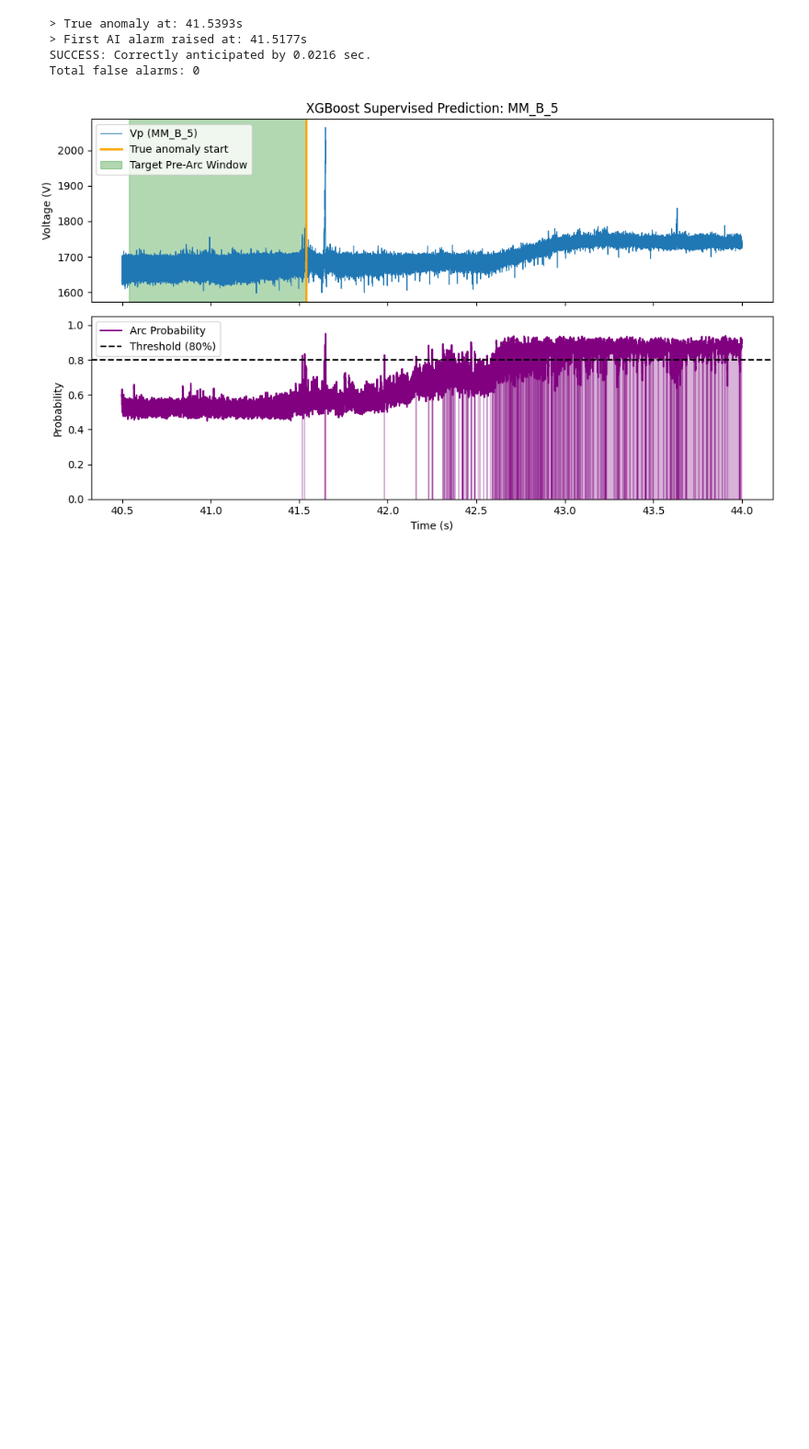
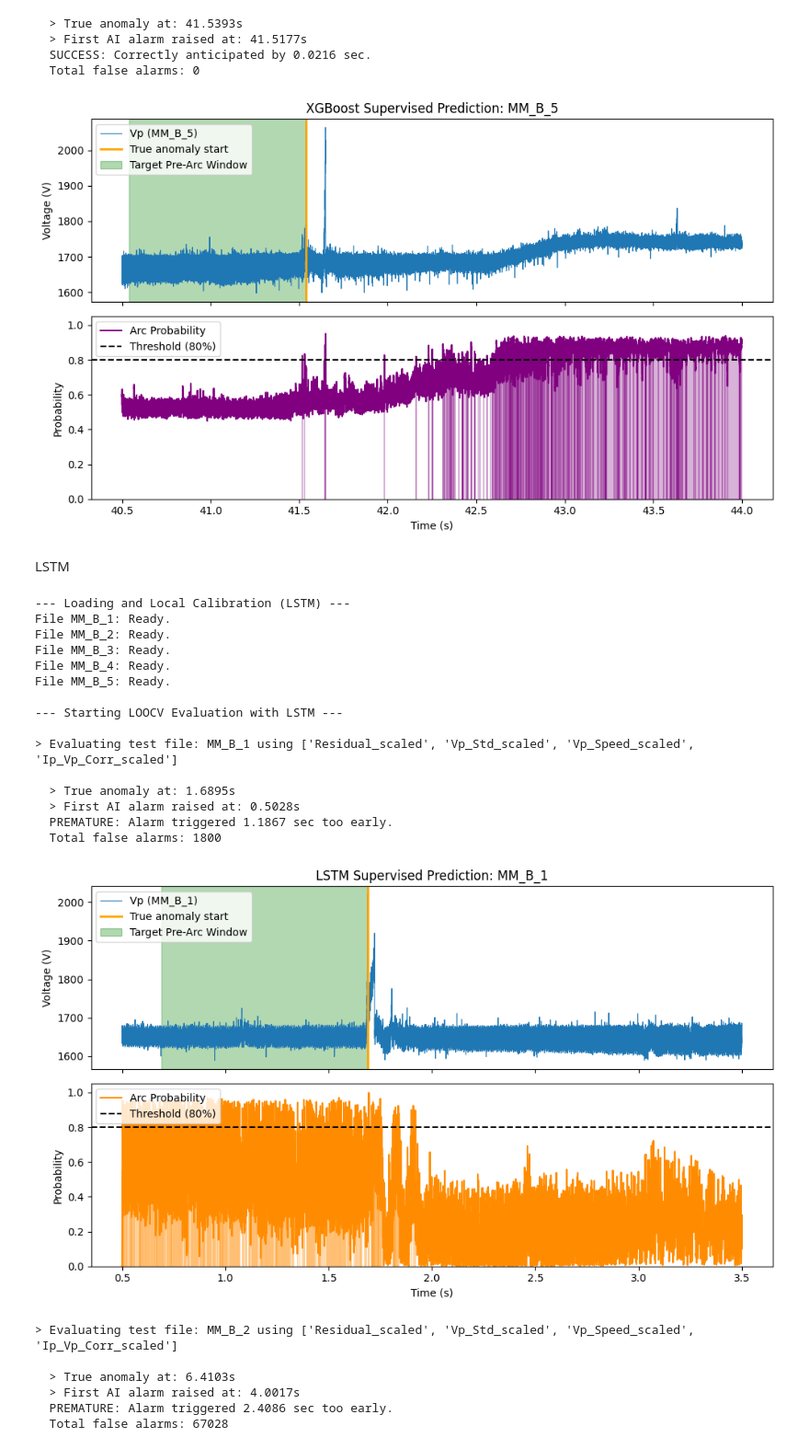
Before and after one commit to lforey/Projet_ALSTOM, a Jupyter notebook: Notebook_refactored.ipynb, the cells around one changed output. Shown at 92% size. Saved outputs shown, nothing was run; the diff lists cells and outputs as text; code cells hidden in the pictures; blank space fills up the shorter version.

```diff
--- a/Notebook_refactored.ipynb
+++ b/Notebook_refactored.ipynb
@@ -409,3 +411,80 @@ File MM_B_5: Ready.
   SUCCESS: Correctly anticipated by 0.0216 sec.
   Total false alarms: 0
 [figure]
+# %% [markdown]
+LSTM
+# %%
+import glob
+import os
+from EDA import load_braking_data
+from LSTM import prepare_lstm_features, train_and_predict_lstm, evaluate_and_plot_lstm
+
+# PARAMETERS
+PARAMS = {
+    'window_size': 50,
+    'calib_points': 1000,
+    'lookback': 5.0,
+    'pre_target': 1.0,
+    'post_target': 0.0,
+    'time_steps': 20,
+    'smoothing': 200
+}
+
+THRESHOLD = 0.95
+FEATURES_TO_USE = ['Residual_scaled', 'Vp_Std_scaled', 'Vp_Speed_scaled', 'Ip_Vp_Corr_scaled']
+
+TRUE_ANOMALY_TIMES = {
+    "MM_B_1": 1.6895, "MM_B_2": 6.4103, "MM_B_3": 43.9770,
+    "MM_B_4": 127.6324, "MM_B_5": 41.5393
+}
+
+# DATA LOADING
+print("--- Loading and Local Calibration (LSTM) ---")
+all_data = {}
+vp_files = sorted(glob.glob("Fichiers/MM_B_*_Vp.txt"))
+
+for vp_file in vp_files:
+    b_id = os.path.basename(vp_file).split('_')[2]
+    id_to_test = f"MM_B_{b_id}"
+
+    df = load_braking_data(b_id, variables=["Vp", "Ip"])
+    if df is not None:
+        all_data[id_to_test] = prepare_lstm_features(df, PARAMS['window_size'], PARAMS['calib_points'])
+        print(f"File {id_to_test}: Ready.")
+
+# LOOCV
+print("\n--- Starting LOOCV Evaluation with LSTM ---")
+for test_id in all_data.keys():
+    if test_id not in TRUE_ANOMALY_TIMES:
+        continue
+
+    test_results = train_and_predict_lstm(
+        all_data, test_id, TRUE_ANOMALY_TIMES,
+        feature_cols=FEATURES_TO_USE, params=PARAMS
+    )
+
+    true_time = TRUE_ANOMALY_TIMES[test_id]
+    evaluate_and_plot_lstm(test_results, THRESHOLD, true_time, PARAMS['pre_target'], test_id)
+# %% [output]
+--- Loading and Local Calibration (LSTM) ---
+File MM_B_1: Ready.
+File MM_B_2: Ready.
+File MM_B_3: Ready.
+File MM_B_4: Ready.
+File MM_B_5: Ready.
+
+--- Starting LOOCV Evaluation with LSTM ---
+
+> Evaluating test file: MM_B_1 using ['Residual_scaled', 'Vp_Std_scaled', 'Vp_Speed_scaled', 'Ip_Vp_Corr_scaled']
+
+  > True anomaly at: 1.6895s
+  > First AI alarm raised at: 0.5028s
+  PREMATURE: Alarm triggered 1.1867 sec too early.
+  Total false alarms: 1800
+[figure, added]
+> Evaluating test file: MM_B_2 using ['Residual_scaled', 'Vp_Std_scaled', 'Vp_Speed_scaled', 'Ip_Vp_Corr_scaled']
+
+  > True anomaly at: 6.4103s
+  > First AI alarm raised at: 4.0017s
+  PREMATURE: Alarm triggered 2.4086 sec too early.
+  Total false alarms: 67028
```
Also changed, not shown: parts of 2 cells of this notebook, 1 other file.
